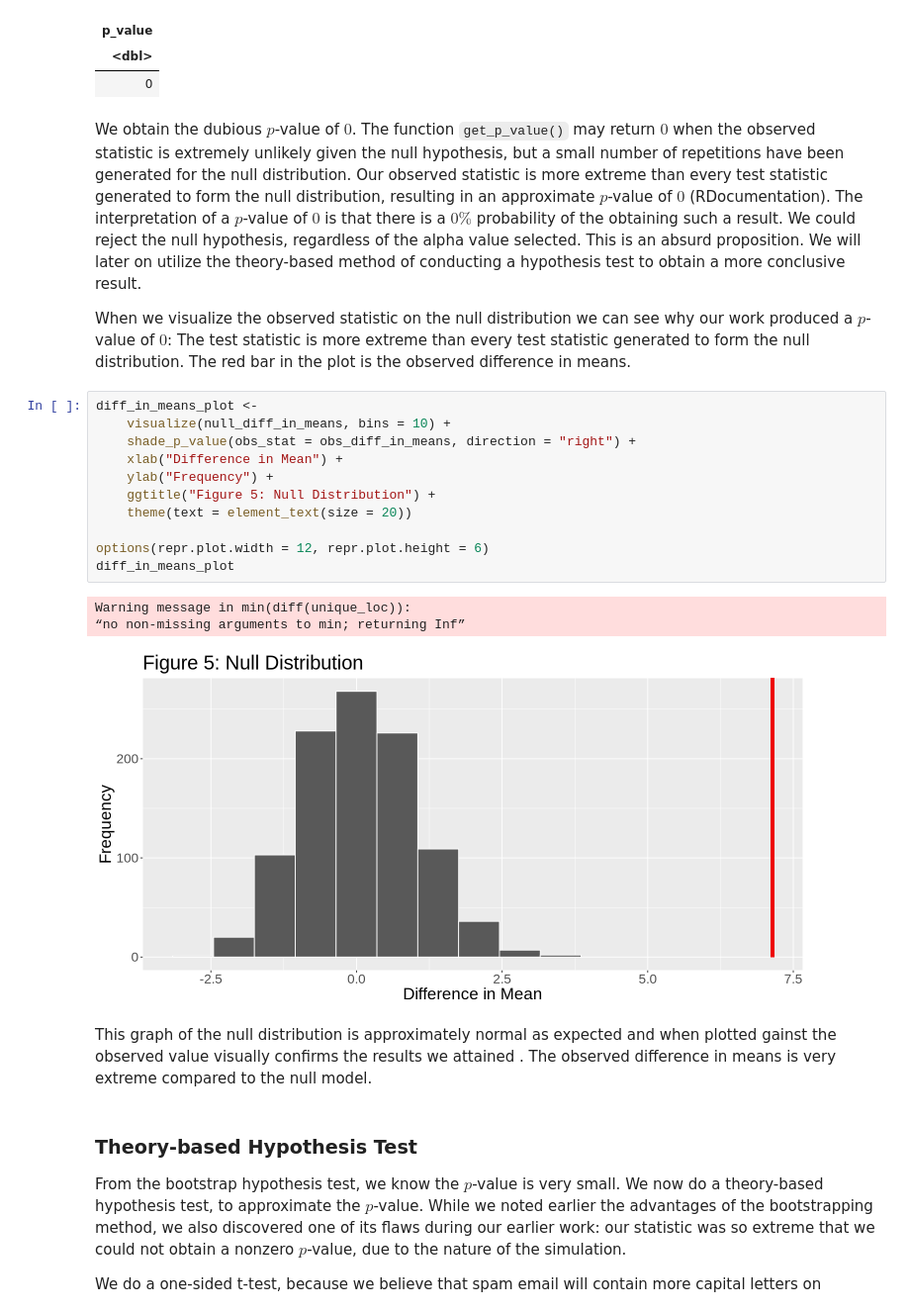
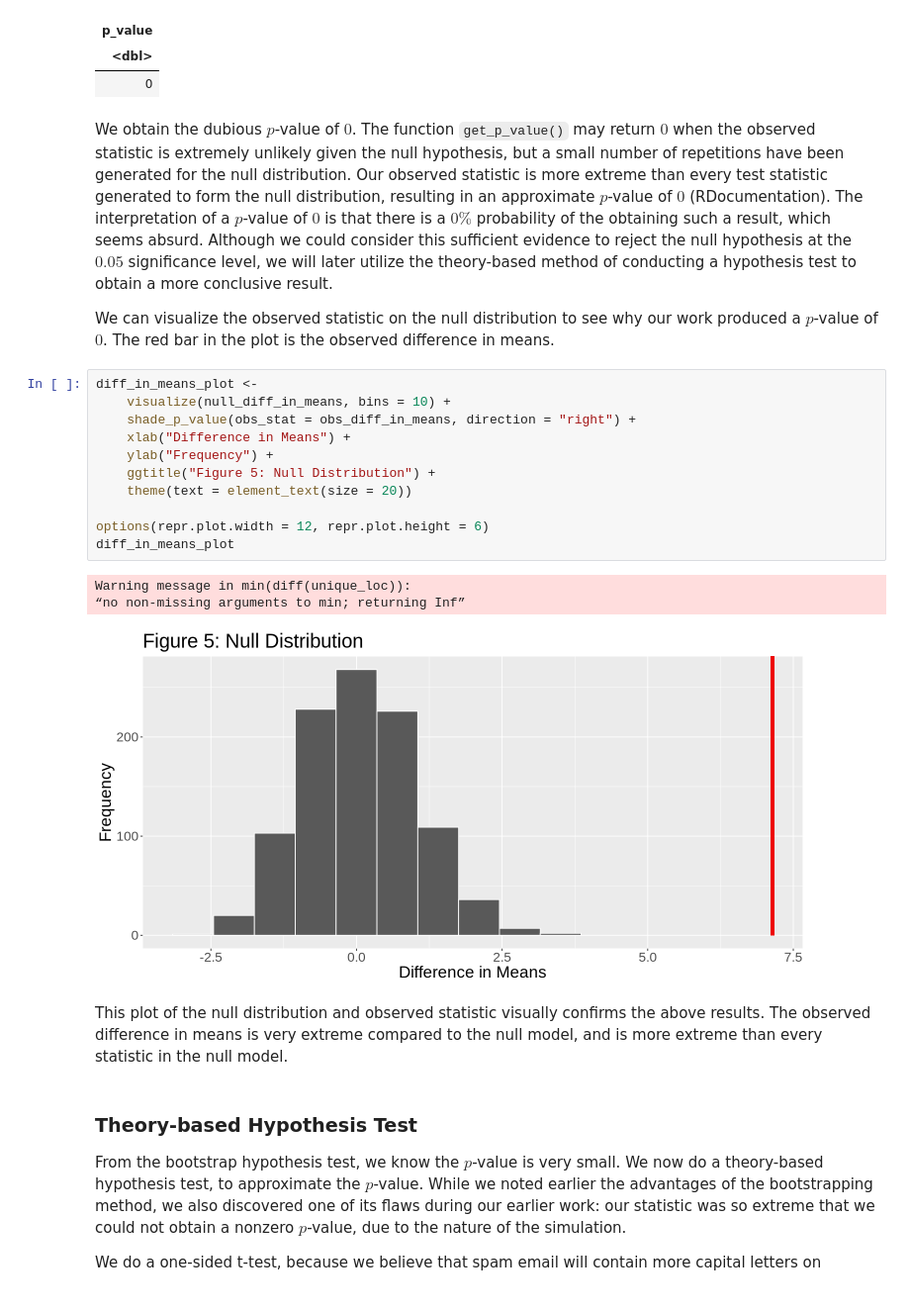
Before and after one commit to rchanpra/stat-201-project, a Jupyter notebook: project.ipynb, the cells around one changed output. Shown at 99% size. Saved outputs shown, nothing was run; the diff lists cells and outputs as text.

```diff
--- a/project.ipynb
+++ b/project.ipynb
@@ -343,27 +345,26 @@ A tibble: 1 × 1
 | <dbl> |
 | 0 |
 # %% [markdown]
-We obtain the dubious $p$-value of $0$. The function `get_p_value()` may return $0$ when the observed statistic is extremely unlikely given the null hypothesis, but a small number of repetitions have been generated for the null distribution. Our observed statistic is more extreme than every test statistic generated to form the null distribution, resulting in an approximate $p$-value of $0$ (RDocumentation). The interpretation of a $p$-value of $0$ is that there is a $0\%$ probability of the obtaining such a result. We could reject the null hypothesis, regardless of the alpha value selected. This is an absurd proposition. We will later on utilize the theory-based method of conducting a hypothesis test to obtain a more conclusive result.
+We obtain the dubious $p$-value of $0$. The function `get_p_value()` may return $0$ when the observed statistic is extremely unlikely given the null hypothesis, but a small number of repetitions have been generated for the null distribution. Our observed statistic is more extreme than every test statistic generated to form the null distribution, resulting in an approximate $p$-value of $0$ (RDocumentation). The interpretation of a $p$-value of $0$ is that there is a $0\%$ probability of the obtaining such a result, which seems absurd. Although we could consider this sufficient evidence to reject the null hypothesis at the $0.05$ significance level, we will later utilize the theory-based method of conducting a hypothesis test to obtain a more conclusive result.
 
-When we visualize the observed statistic on the null distribution we can see why our work produced a $p$-value of $0$:
-The test statistic is more extreme than every test statistic generated to form the null distribution. The red bar in the plot is the observed difference in means.
+We can visualize the observed statistic on the null distribution to see why our work produced a $p$-value of $0$. The red bar in the plot is the observed difference in means.
 # %%
 diff_in_means_plot <-
     visualize(null_diff_in_means, bins = 10) +
     shade_p_value(obs_stat = obs_diff_in_means, direction = "right") +
-    xlab("Difference in Mean") +
+    xlab("Difference in Means") +
     ylab("Frequency") +
     ggtitle("Figure 5: Null Distribution") +
     theme(text = element_text(size = 20))
 
 options(repr.plot.width = 12, repr.plot.height = 6)
 diff_in_means_plot
 # %% [output]
 Warning message in min(diff(unique_loc)):
 “no non-missing arguments to min; returning Inf”
-[figure, old version]
+[figure, new version]
 # %% [markdown]
-This graph of the null distribution is approximately normal as expected and when plotted gainst the observed value visually confirms the results we attained . The observed difference in means is very extreme compared to the null model.
+This plot of the null distribution and observed statistic visually confirms the above results. The observed difference in means is very extreme compared to the null model, and is more extreme than every statistic in the null model.
 # %% [markdown]
 ### Theory-based Hypothesis Test
 From the bootstrap hypothesis test, we know the $p$-value is very small. We now do a theory-based hypothesis test, to approximate the $p$-value. While we noted earlier the advantages of the bootstrapping method, we also discovered one of its flaws during our earlier work: our statistic was so extreme that we could not obtain a nonzero $p$-value, due to the nature of the simulation.
```
Also changed, not shown: parts of 7 cells of this notebook.
